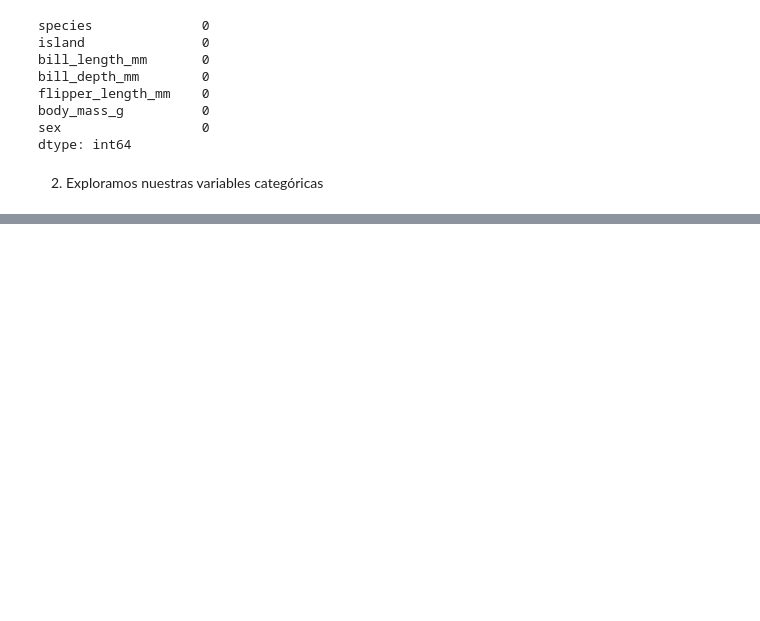
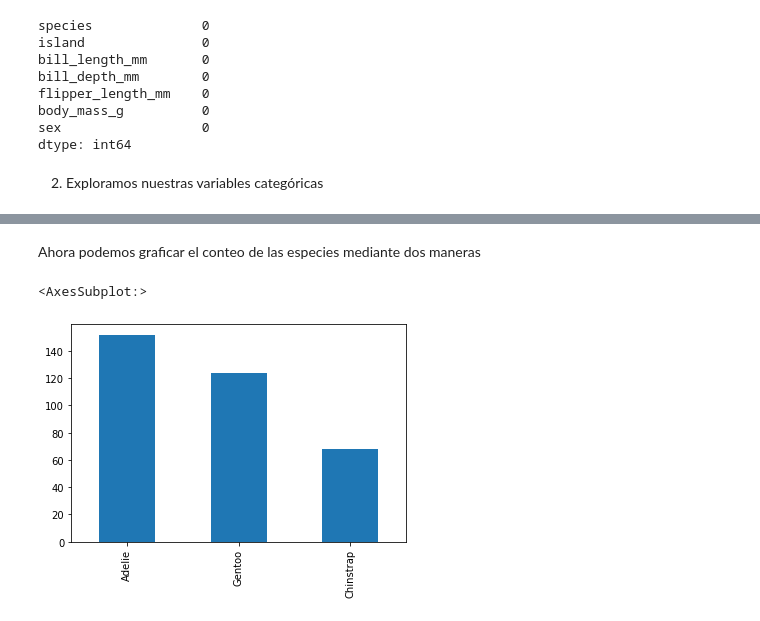
Before and after one commit to mariosanchez5/An-lisis-Exploratorios---Varios, a Jupyter notebook: Análisis Exploratorio - Pinguinos(sns).ipynb, the cells around one changed output, grey strips where cells are left out. Saved outputs shown, nothing was run; the diff lists cells and outputs as text; code cells hidden in the pictures; blank space fills up the shorter version.

```diff
--- a/Análisis Exploratorio - Pinguinos(sns).ipynb
+++ b/Análisis Exploratorio - Pinguinos(sns).ipynb
@@ -129,0 +172,7 @@ dtype: int64
+# %% [markdown]
+Ahora podemos graficar el conteo de las especies mediante dos maneras
+# %%
+df.species.value_counts().plot(kind='bar')
+# %% [output]
+<AxesSubplot:>
+[figure, added]
```
Also changed, not shown: parts of 32 cells of this notebook, 1 other file.
